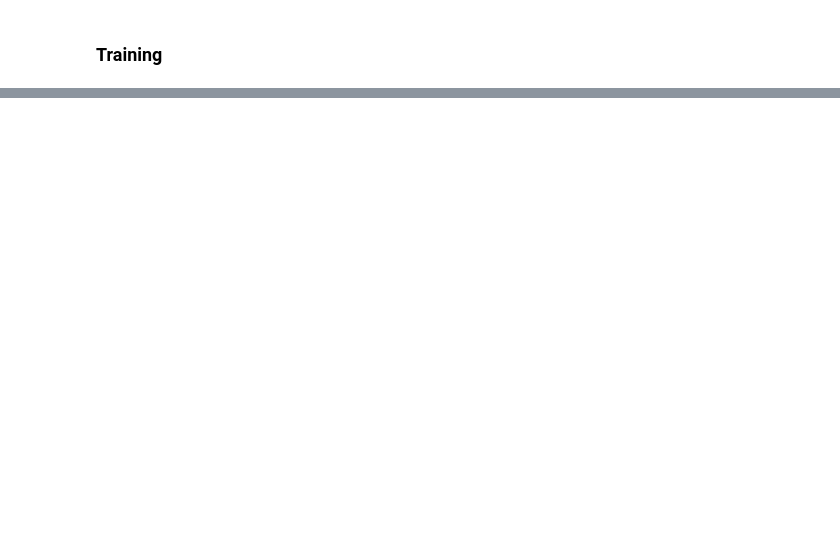
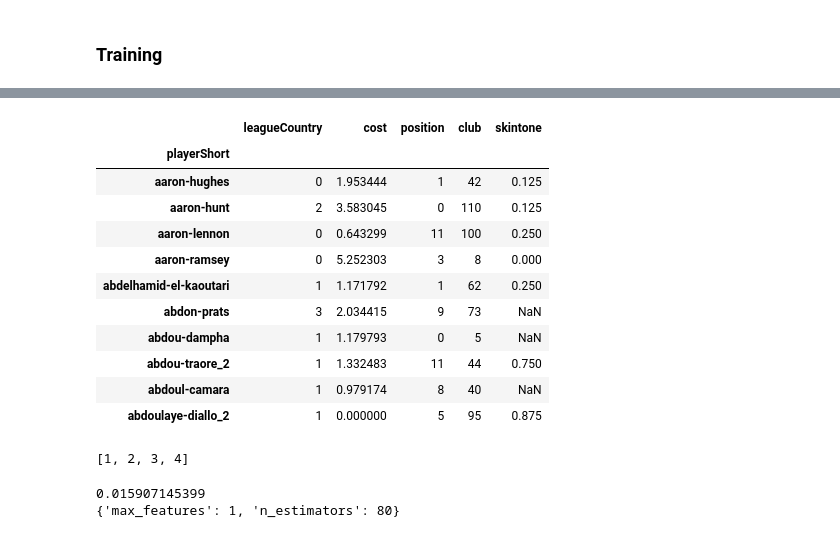
Before and after one commit to fdevillard/ada-homeworks, a Jupyter notebook: 04 - Applied ML/flo-skin-analysis.ipynb, the cells around one changed output, grey strips where cells are left out. Cells and saved outputs as stored; diff of their text form; code cells hidden in the pictures; blank space fills up the shorter version.

```diff
--- a/04 - Applied ML/flo-skin-analysis.ipynb
+++ b/04 - Applied ML/flo-skin-analysis.ipynb
@@ -369,0 +388,54 @@ df_final.shape
+# %%
+df_subset['skintone'] = df['skintone'].copy()
+
+df_grouped = df_subset.groupby('playerShort')
+
+df_final = df_grouped.agg({
+        'club': pick_first,
+        'leagueCountry': pick_first,
+        'position': pick_first,
+        'cost': 'sum',
+        'skintone': pick_first
+    })
+
+
+df_final.head(10)
+# %% [output]
+|  | leagueCountry | cost | position | club | skintone |
+| playerShort |  |  |  |  |  |
+| aaron-hughes | 0 | 1.953444 | 1 | 42 | 0.125 |
+| aaron-hunt | 2 | 3.583045 | 0 | 110 | 0.125 |
+| aaron-lennon | 0 | 0.643299 | 11 | 100 | 0.250 |
+| aaron-ramsey | 0 | 5.252303 | 3 | 8 | 0.000 |
+| abdelhamid-el-kaoutari | 1 | 1.171792 | 1 | 62 | 0.250 |
+| abdon-prats | 3 | 2.034415 | 9 | 73 | NaN |
+| abdou-dampha | 1 | 1.179793 | 0 | 5 | NaN |
+| abdou-traore_2 | 1 | 1.332483 | 11 | 44 | 0.750 |
+| abdoul-camara | 1 | 0.979174 | 8 | 40 | NaN |
+| abdoulaye-diallo_2 | 1 | 0.000000 | 5 | 95 | 0.875 |
+# %%
+(x_training, y_training, x_predict) = split_training_predicting(df_final, 'skintone')
+
+number_of_estimators = list(range(5,100,5))
+max_features = list(range(1,df_final.shape[1]))
+
+print(max_features)
+
+params = {
+    'n_estimators': number_of_estimators,
+    'max_features': max_features,
+}
+
+from sklearn.ensemble import RandomForestRegressor
+
+estimator = RandomForestRegressor()
+gscv = GridSearchCV(estimator, params, cv=10)
+cv_result = gscv.fit(x_training, list(y_training))
+# %% [output]
+[1, 2, 3, 4]
+# %%
+print(cv_result.best_score_)
+print(cv_result.best_params_)
+# %% [output]
+0.015907145399
+{'max_features': 1, 'n_estimators': 80}
```
Also changed, not shown: parts of 15 cells of this notebook, 1 other file.
